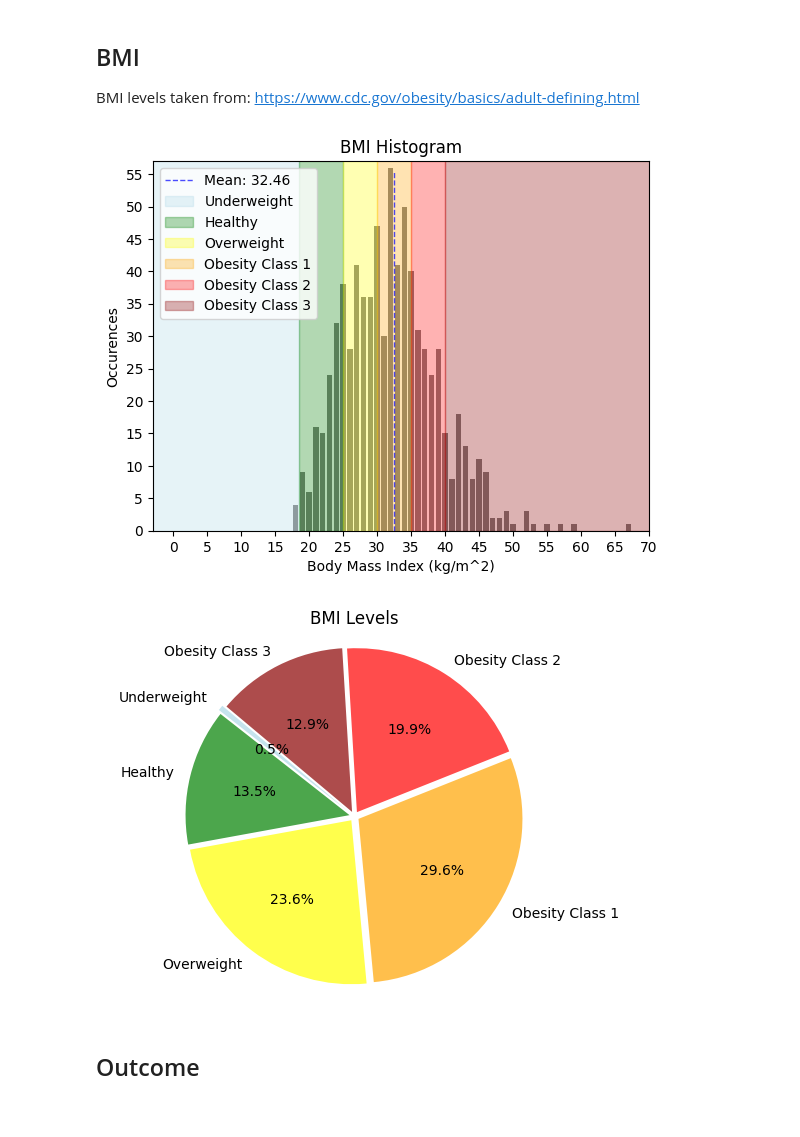
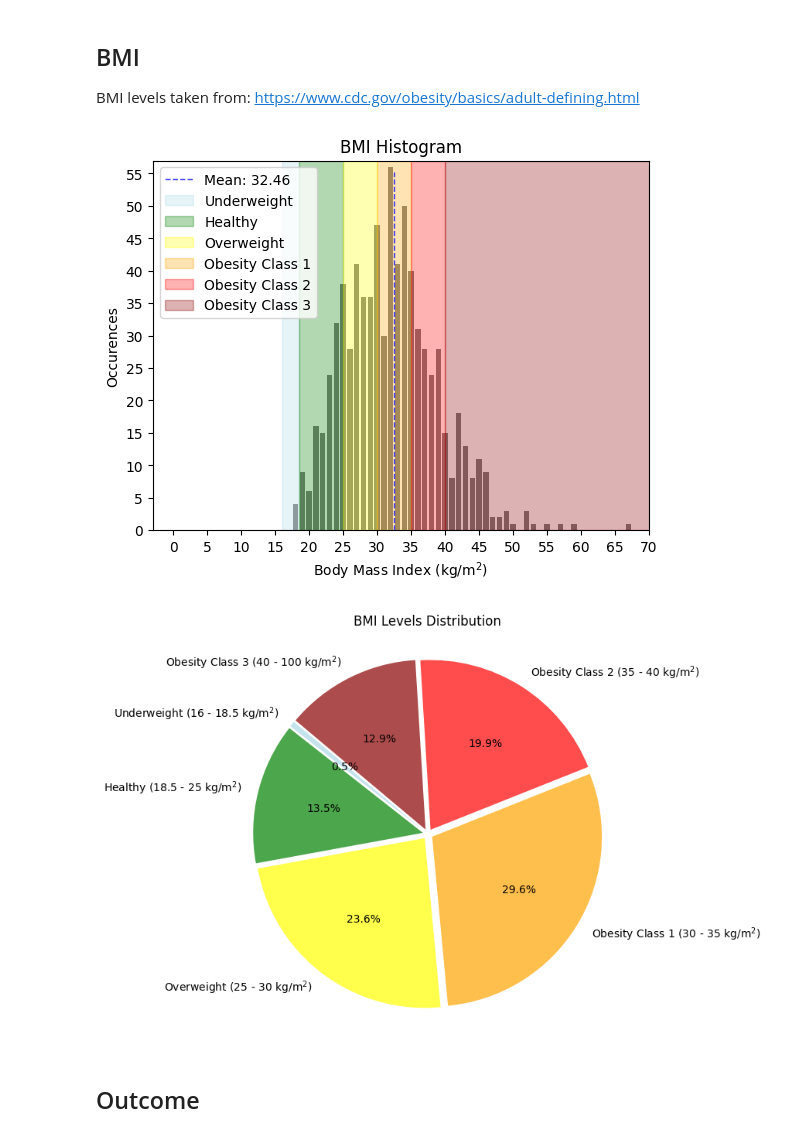
Before and after one commit to Bluxen/DA-Project1, a Jupyter notebook: 13_diabetes_prediction.ipynb, the cells around one changed output. Cells and saved outputs as stored; diff of their text form; code cells hidden in the pictures.

```diff
--- a/13_diabetes_prediction.ipynb
+++ b/13_diabetes_prediction.ipynb
@@ -301,7 +307,7 @@ max_bmi = diabetes_filtered['BMI'].max()
 average_bmi = diabetes_filtered['BMI'].mean()
 
 # define BMI levels
-underweight_lower_bound = -10
+underweight_lower_bound = 16
 underweight_upper_bound = 18.5
 healthy_lower_bound = 18.5
 healthy_upper_bound = 25
@@ -325,39 +331,45 @@ plt.locator_params(axis='y', nbins=20)
 plt.vlines(average_bmi, 0, plt.ylim()[1] * 0.97, colors='blue', linestyles='dashed', linewidth=1, alpha=0.7)
 
 # show the ranges on the histogram
 plt.fill_betweenx([0, plt.ylim()[1]], underweight_lower_bound, underweight_upper_bound, color='lightblue', alpha=0.3)
 plt.fill_betweenx([0, plt.ylim()[1]], healthy_lower_bound, healthy_upper_bound, color='green', alpha=0.3)
 plt.fill_betweenx([0, plt.ylim()[1]], overweight_lower_bound, overweight_upper_bound, color='yellow', alpha=0.3)
 plt.fill_betweenx([0, plt.ylim()[1]], obesity_class1_lower_bound, obesity_class1_upper_bound, color='orange', alpha=0.3)
 plt.fill_betweenx([0, plt.ylim()[1]], obesity_class2_lower_bound, obesity_class2_upper_bound, color='red', alpha=0.3)
 plt.fill_betweenx([0, plt.ylim()[1]], obesity_class3_lower_bound, obesity_class3_upper_bound, color='darkred', alpha=0.3)
 plt.legend(['Mean: ' + "{:.2f}".format(average_bmi), 'Underweight', 'Healthy', 'Overweight', 'Obesity Class 1', 'Obesity Class 2', 'Obesity Class 3'], loc='upper left')
 
 plt.title('BMI Histogram')
-plt.xlabel('Body Mass Index (kg/m^2)')
+plt.xlabel('Body Mass Index (kg/m$^2$)')
 plt.ylabel('Occurences')
 plt.show()
 
 # count the number of people in each BMI level
 underweight = len(diabetes_filtered[diabetes_filtered['BMI'] < underweight_upper_bound])
 healthy = len(diabetes_filtered[(diabetes_filtered['BMI'] >= underweight_upper_bound) & (diabetes_filtered['BMI'] < healthy_upper_bound)])
 overweight = len(diabetes_filtered[(diabetes_filtered['BMI'] >= healthy_upper_bound) & (diabetes_filtered['BMI'] < overweight_upper_bound)])
 obesity_class1 = len(diabetes_filtered[(diabetes_filtered['BMI'] >= overweight_upper_bound) & (diabetes_filtered['BMI'] < obesity_class1_upper_bound)])
 obesity_class2 = len(diabetes_filtered[(diabetes_filtered['BMI'] >= obesity_class1_upper_bound) & (diabetes_filtered['BMI'] < obesity_class2_upper_bound)])
 obesity_class3 = len(diabetes_filtered[diabetes_filtered['BMI'] >= obesity_class2_upper_bound])
 
 # make BMI pie chart
-labels = 'Underweight', 'Healthy', 'Overweight', 'Obesity Class 1', 'Obesity Class 2', 'Obesity Class 3'
+labels = ['Underweight ({} - {} kg/m$^2$)'.format(16, underweight_upper_bound),
+          'Healthy ({} - {} kg/m$^2$)'.format(healthy_lower_bound, healthy_upper_bound),
+          'Overweight ({} - {} kg/m$^2$)'.format(overweight_lower_bound, overweight_upper_bound),
+          'Obesity Class 1 ({} - {} kg/m$^2$)'.format(obesity_class1_lower_bound, obesity_class1_upper_bound),
+          'Obesity Class 2 ({} - {} kg/m$^2$)'.format(obesity_class2_lower_bound, obesity_class2_upper_bound),
+          'Obesity Class 3 ({} - {} kg/m$^2$)'.format(obesity_class3_lower_bound, obesity_class3_upper_bound)]
 sizes = [underweight, healthy, overweight, obesity_class1, obesity_class2, obesity_class3]
 colors = [mcolors.to_rgba('lightblue', alpha=0.7), mcolors.to_rgba('green', alpha=0.7), mcolors.to_rgba('yellow', alpha=0.7), mcolors.to_rgba('orange', alpha=0.7), mcolors.to_rgba('red', alpha=0.7), mcolors.to_rgba('darkred', alpha=0.7)]
-explode = (0.05, 0.03, 0.03, 0.03, 0.03, 0.03)
+explode = (0.03, 0.03, 0.03, 0.03, 0.03, 0.03)
 plt.pie(sizes, explode=explode, labels=labels, colors=colors, autopct='%1.1f%%', startangle=140)
 plt.axis('equal')
-plt.title('BMI Levels')
+plt.title('BMI Levels Distribution')
+plt.subplots_adjust(top=1.2)
 plt.show()
 # %% [output]
-[figure, old version]
+[figure, new version]
-[figure, old version]
+[figure, new version]
 # %% [markdown]
 ## Outcome
 # %%
```
Also changed, not shown: parts of 2 cells of this notebook.
